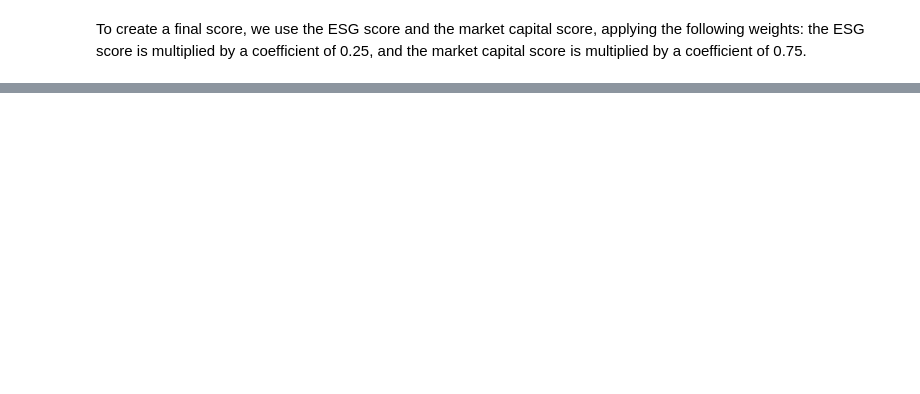
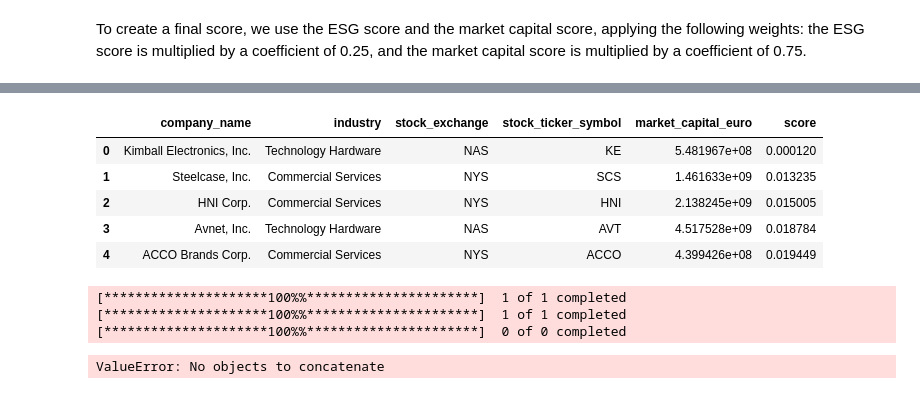
Before and after one commit to Herb-sh/sustainability_portfolio_optimisation, a Jupyter notebook: notebooks/data_preparation.ipynb, the cells around one changed output, grey strips where cells are left out. Cells and saved outputs as stored; diff of their text form; code cells hidden in the pictures; blank space fills up the shorter version.

```diff
--- a/notebooks/data_cleaning.ipynb
+++ b/notebooks/data_preparation.ipynb
@@ -445,0 +415,23 @@ df_unscaled.to_csv('../data/data_5_scaled.csv')
+# %%
+df_returns = pd.read_csv('../data/data_5_scaled.csv', index_col=0)
+# %%
+df_returns.head()
+# %% [output]
+|  | company_name | industry | stock_exchange | stock_ticker_symbol | market_capital_euro | score |
+| 0 | Kimball Electronics, Inc. | Technology Hardware | NAS | KE | 5.481967e+08 | 0.000120 |
+| 1 | Steelcase, Inc. | Commercial Services | NYS | SCS | 1.461633e+09 | 0.013235 |
+| 2 | HNI Corp. | Commercial Services | NYS | HNI | 2.138245e+09 | 0.015005 |
+| 3 | Avnet, Inc. | Technology Hardware | NAS | AVT | 4.517528e+09 | 0.018784 |
+| 4 | ACCO Brands Corp. | Commercial Services | NYS | ACCO | 4.399426e+08 | 0.019449 |
+# %%
+tickers = df_scaled['stock_ticker_symbol'][0:5].str.cat(sep=' ')
+# Format the new date as 'YYYY-MM-DD'
+start_date = (datetime.now() - relativedelta(years=25)).strftime('%Y-%m-%d')
+end_date = datetime.now().strftime('%Y-%m-%d')
+monthly_returns = data_ticker_service.get_monthly_returns(tickers, start_date, end_date)
+print(monthly_returns)
+# %% [output]
+[*********************100%%**********************]  1 of 1 completed
+[*********************100%%**********************]  1 of 1 completed
+[*********************100%%**********************]  0 of 0 completed
+ValueError: No objects to concatenate
```
Also changed, not shown: parts of 13 cells of this notebook, 5 other files.
